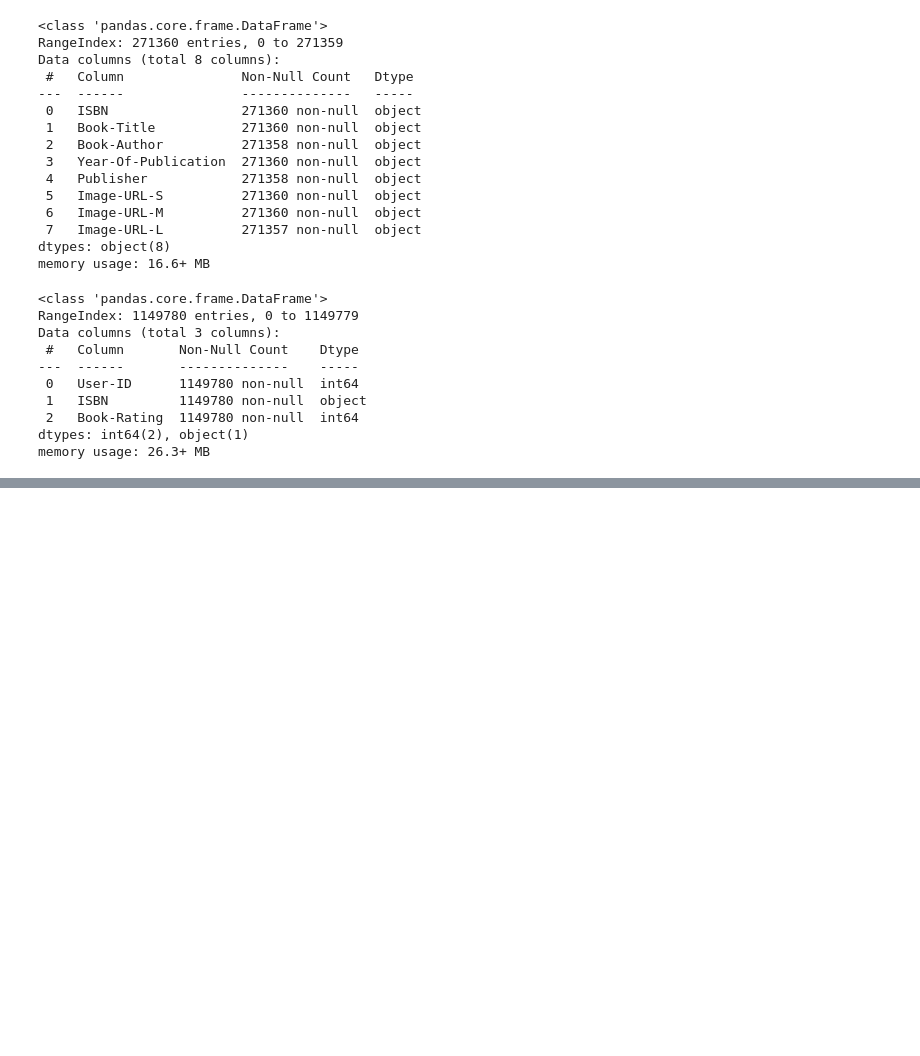
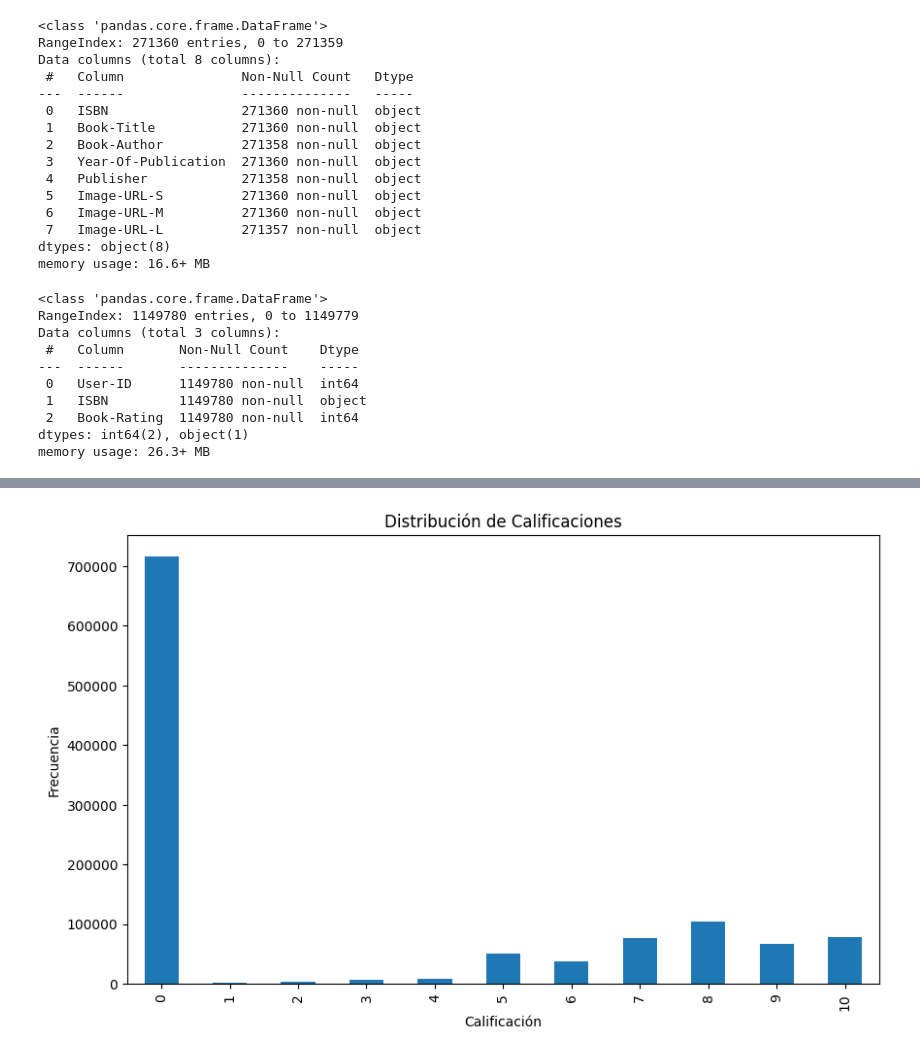
Before and after one commit to GitElean/DL_6_7, a Jupyter notebook: recommendation.ipynb, the cells around one changed output, grey strips where cells are left out. Cells and saved outputs as stored; diff of their text form; code cells hidden in the pictures; blank space fills up the shorter version.

```diff
--- a/recommendation.ipynb
+++ b/recommendation.ipynb
@@ -86,0 +135,10 @@ memory usage: 26.3+ MB
+# %%
+# Visualizar la distribución de las calificaciones
+plt.figure(figsize=(10, 6))
+ratings['Book-Rating'].value_counts().sort_index().plot(kind='bar')
+plt.title('Distribución de Calificaciones')
+plt.xlabel('Calificación')
+plt.ylabel('Frecuencia')
+plt.show()
+# %% [output]
+[figure, added]
```
Also changed, not shown: parts of 18 cells of this notebook.
